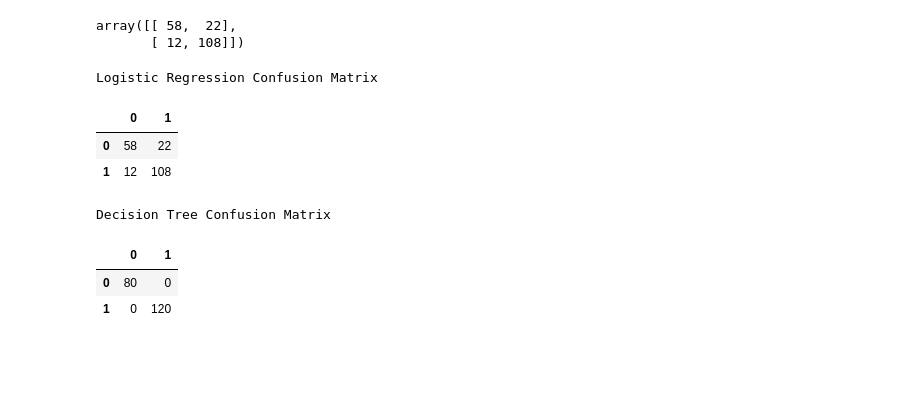
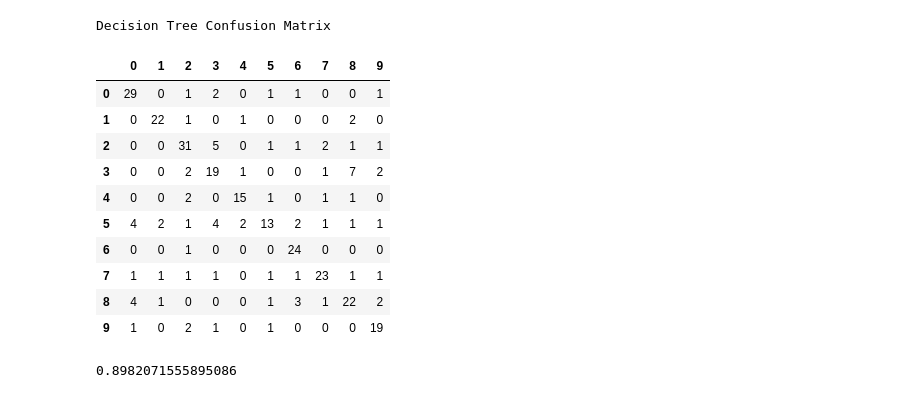
Before and after one commit to krupalgohil/Machine-Learning, a Jupyter notebook: 25_Classification Matrics/Classification_metrics_multi_mnist1.ipynb, the cells around one changed output. Saved outputs shown, nothing was run; the diff lists cells and outputs as text; code cells hidden in the pictures; blank space fills up the shorter version.

```diff
--- a/25_Classification Matrics/CM_accuracy_and_confusionMatrics_binary.ipynb
+++ b/25_Classification Matrics/Classification_metrics_multi_mnist1.ipynb
@@ -93,0 +61,16 @@ Accuracy of Decision Trees 1.0
+# %%
+print("Decision Tree Confusion Matrix\n")
+pd.DataFrame(confusion_matrix(y_test,y_pred2),columns=list(range(0,10)))
+# %% [output]
+Decision Tree Confusion Matrix
+|  | 0 | 1 | 2 | 3 | 4 | 5 | 6 | 7 | 8 | 9 |
+| 0 | 29 | 0 | 1 | 2 | 0 | 1 | 1 | 0 | 0 | 1 |
+| 1 | 0 | 22 | 1 | 0 | 1 | 0 | 0 | 0 | 2 | 0 |
+| 2 | 0 | 0 | 31 | 5 | 0 | 1 | 1 | 2 | 1 | 1 |
+| 3 | 0 | 0 | 2 | 19 | 1 | 0 | 0 | 1 | 7 | 2 |
+| 4 | 0 | 0 | 2 | 0 | 15 | 1 | 0 | 1 | 1 | 0 |
+| 5 | 4 | 2 | 1 | 4 | 2 | 13 | 2 | 1 | 1 | 1 |
+| 6 | 0 | 0 | 1 | 0 | 0 | 0 | 24 | 0 | 0 | 0 |
+| 7 | 1 | 1 | 1 | 1 | 0 | 1 | 1 | 23 | 1 | 1 |
+| 8 | 4 | 1 | 0 | 0 | 0 | 1 | 3 | 1 | 22 | 2 |
+| 9 | 1 | 0 | 2 | 1 | 0 | 1 | 0 | 0 | 0 | 19 |
@@ -94,21 +79,4 @@ Accuracy of Decision Trees 1.0
 # %%
-confusion_matrix(y_test,y_pred1)
+precision_score(y_test,y_pred1,average='weighted')
 # %% [output]
-array([[ 58,  22],
-       [ 12, 108]])
+0.8982071555895086
-# %%
-print("Logistic Regression Confusion Matrix\n")
-pd.DataFrame(confusion_matrix(y_test,y_pred1),columns=list(range(0,2)))
-# %% [output]
-Logistic Regression Confusion Matrix
-|  | 0 | 1 |
-| 0 | 58 | 22 |
-| 1 | 12 | 108 |
-# %%
-print("Decision Tree Confusion Matrix\n")
-pd.DataFrame(confusion_matrix(y_test,y_pred2),columns=list(range(0,2)))
-# %% [output]
-Decision Tree Confusion Matrix
-|  | 0 | 1 |
-| 0 | 80 | 0 |
-| 1 | 0 | 120 |
```
Also changed, not shown: parts of 14 cells of this notebook, 2 other files.
